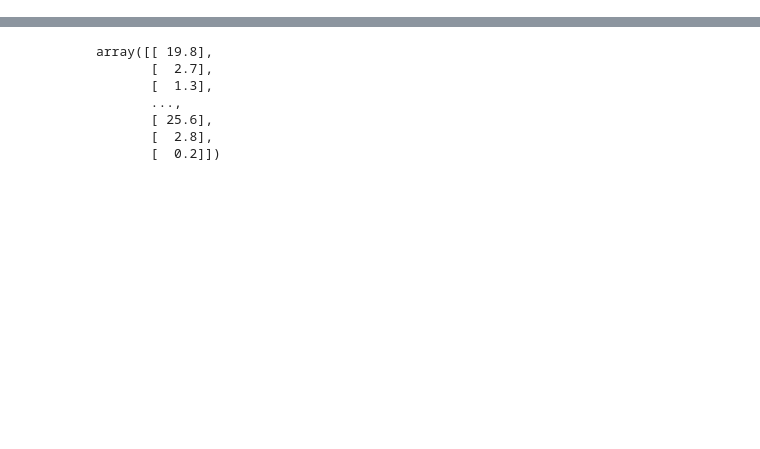
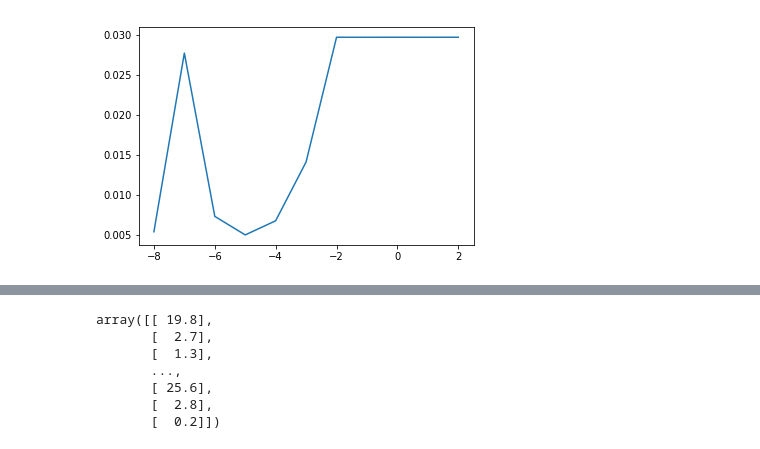
Before and after one commit to matech96/Deep-Learning-a-gyakorlatban-3-hazi, a Jupyter notebook: Weather model.ipynb, the cells around one changed output, grey strips where cells are left out. Cells and saved outputs as stored; diff of their text form; code cells hidden in the pictures; blank space fills up the shorter version.

```diff
--- a/Weather model.ipynb
+++ b/Weather model.ipynb
@@ -71 +94,6 @@ model.evaluate(dev_data_many_day_x, dev_data_many_day_y)
+# %%
+plt.plot(range(minL2, maxL2+1), lossArr)
+plt.show()
+# %% [output]
+[figure, added]
 # %%
```
Also changed, not shown: parts of 9 cells of this notebook.
